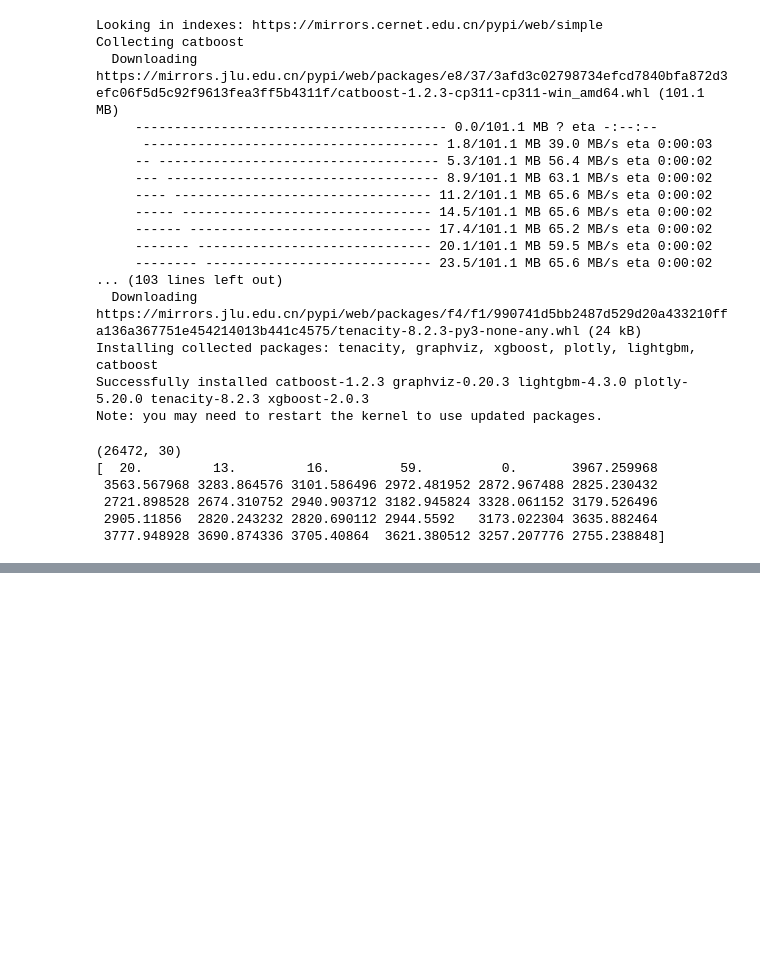
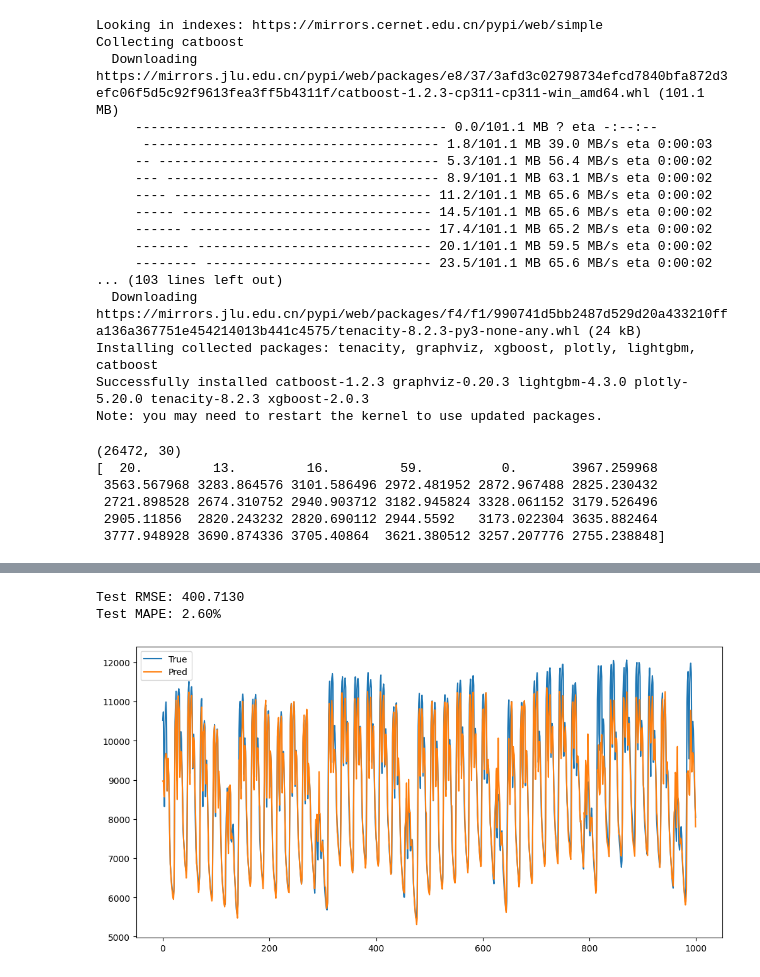
Before and after one commit to John-Chen92/Electricity_Load_Forecast, a Jupyter notebook: Xgboost.ipynb, the cells around one changed output, grey strips where cells are left out. Drawn from its saved outputs; the diff is of its cells as text; code cells hidden in the pictures; blank space fills up the shorter version.

```diff
--- a/Xgboost.ipynb
+++ b/Xgboost.ipynb
@@ -246,0 +138,19 @@ for label in ['label_5','label_10','label_20','label_40','label_60']:
+# %%
+y_pred = test_pred
+# calculate RMSE
+rmse = sqrt(mean_squared_error(y_test, y_pred))
+print(f'Test RMSE: {rmse:.4f}')
+# calculate MAPE
+mape = 100 * (abs((y_test - y_pred) / y_test)).mean()
+print(f'Test MAPE: {mape:.2f}%')
+# 画出预测值和真实值的对比
+import matplotlib.pyplot as plt
+plt.figure(figsize=(12, 6))
+plt.plot(y_test[:1000], label='True')
+plt.plot(y_pred[:1000], label='Pred')
+plt.legend()
+plt.show()
+# %% [output]
+Test RMSE: 400.7130
+Test MAPE: 2.60%
+[figure, added]
```
Also changed, not shown: parts of 9 cells of this notebook, 2 other files.
